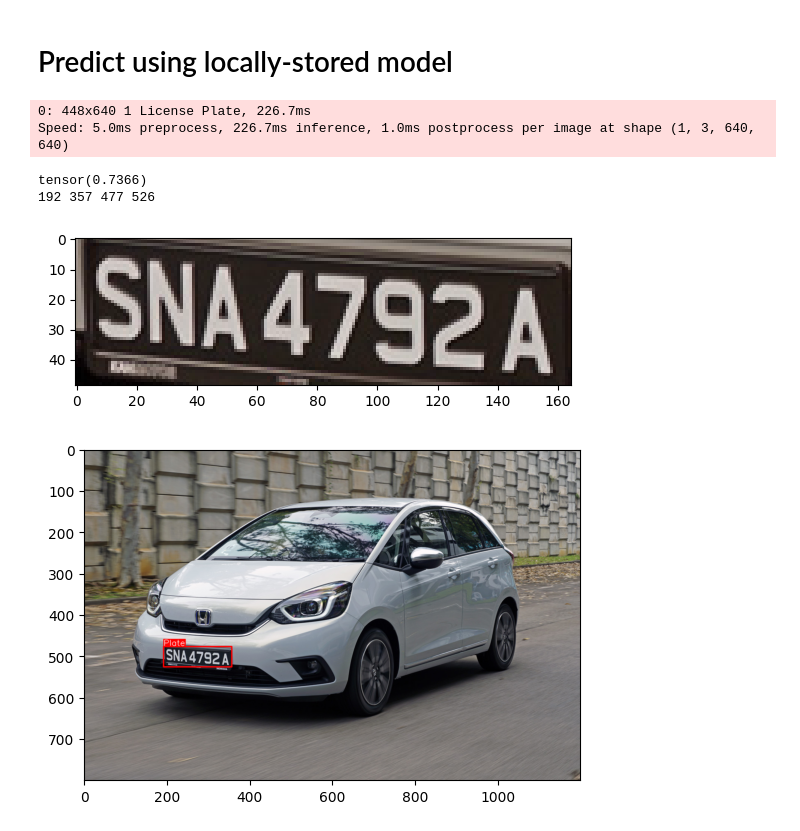
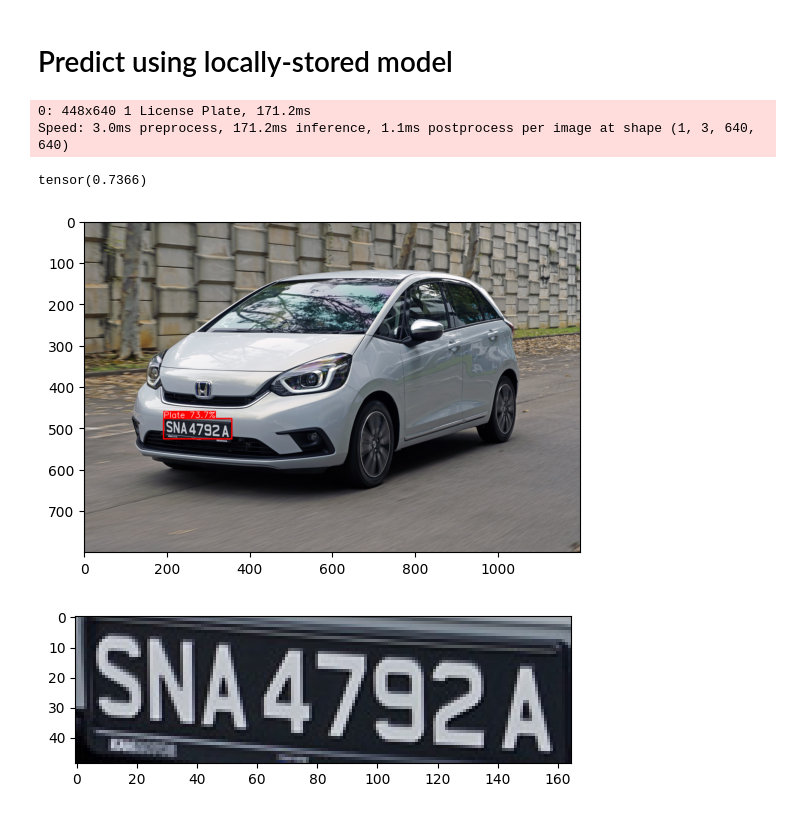
Before and after one commit to yxchia98/seeLPlates, a Jupyter notebook: cnvrg-predict.ipynb, the cells around one changed output. Cells and saved outputs as stored; diff of their text form; code cells hidden in the pictures.

Commit message:
updated serving and predict functions

```diff
--- a/cnvrg-predict.ipynb
+++ b/cnvrg-predict.ipynb
@@ -61,16 +61,19 @@ import torch
 import matplotlib.pyplot as plt
 %matplotlib inline
 
+
+class PredictionResponse:
+    def __init__(self):
+        self.image = ""
+        self.cropped_results = []
+
 def box_label(image, box, label='', color=(128, 128, 128), txt_color=(255, 255, 255)):
   lw = max(round(sum(image.shape) / 2 * 0.00001), 2)
   p1, p2 = (int(box[0]), int(box[1])), (int(box[2]), int(box[3]))
 
-  # extract cartesian coordinates, crop image, and make a copy
+  # extract cartesian coordinates, crop image, and make a copy of the array
   x1, y1, x2, y2 = p1[0], p1[1], p2[0], p2[1]
   roi = image[y1:y2, x1:x2].copy()
-  print(x1, x2, y1, y2)
-  plt.imshow(roi)
-  plt.show()
 
   cv2.rectangle(image, p1, p2, color, thickness=lw, lineType=cv2.LINE_AA)
 
@@ -87,8 +90,13 @@ def box_label(image, box, label='', color=(128, 128, 128), txt_color=(255, 255,
                 txt_color,
                 thickness=tf,
                 lineType=cv2.LINE_AA)
+  return cv2.cvtColor(roi, cv2.COLOR_BGR2RGB)
 
 def plot_bboxes(image, boxes, labels=[], colors=[], score=True, conf=None):
+
+    res = PredictionResponse()
+
+
     if labels == []:
         labels = {0: u'__background__', 1: u'Plate'}
     #Define colors
@@ -107,40 +115,43 @@ def plot_bboxes(image, boxes, labels=[], colors=[], score=True, conf=None):
         if conf:
             print(box[-2])
             if box[-2] > conf:
                 color = colors[int(box[-1])]
-                box_label(image, box, label, color)
+                roi = box_label(image, box, label, color)
+                res.cropped_results.append(roi)
             # else:
             #     color = colors[int(box[-1])]
             #     box_label(image, box, label, color)
 
 
-    image = cv2.cvtColor(image, cv2.COLOR_BGR2RGB)
-    return image
+    res.image = cv2.cvtColor(image, cv2.COLOR_BGR2RGB)
+    return res
 
 
 images = []
 # image = Image.open("test-images/02.jpg")
 # image = np.asarray(image)
 image = cv2.imread("test-images/07.jpg")
 images.append(image)
 
 device = '0' if torch.cuda.is_available() else 'cpu'
 
 # model = YOLO('runs/detect/train_ori/weights/best.pt')  # load a custom model
 model = YOLO('output/train/weights/last.pt')  # load a custom model
 results = model.predict(images, device=device)
 for result in results:
     boxes = result.boxes  # Boxes object for bbox outputs
     masks = result.masks  # Masks object for segmentation masks outputs
     probs = result.probs  # Class probabilities for classification outputs
     # print(boxes.data)
-    pred = plot_bboxes(image, boxes.data, conf=0.25, score=False)
-    plt.imshow(pred)
+    pred = plot_bboxes(image, boxes.data, conf=0.25)
+    plt.imshow(pred.image)
     plt.show()
+    for i in pred.cropped_results:
+        plt.imshow(i)
+        plt.show()
 # %% [output]
-0: 448x640 1 License Plate, 226.7ms
-Speed: 5.0ms preprocess, 226.7ms inference, 1.0ms postprocess per image at shape (1, 3, 640, 640)
+0: 448x640 1 License Plate, 171.2ms
+Speed: 3.0ms preprocess, 171.2ms inference, 1.1ms postprocess per image at shape (1, 3, 640, 640)
 tensor(0.7366)
-192 357 477 526
-[figure, old version]
+[figure, new version]
-[figure, old version]
+[figure, new version]
```
Also changed, not shown: 1 other file.
